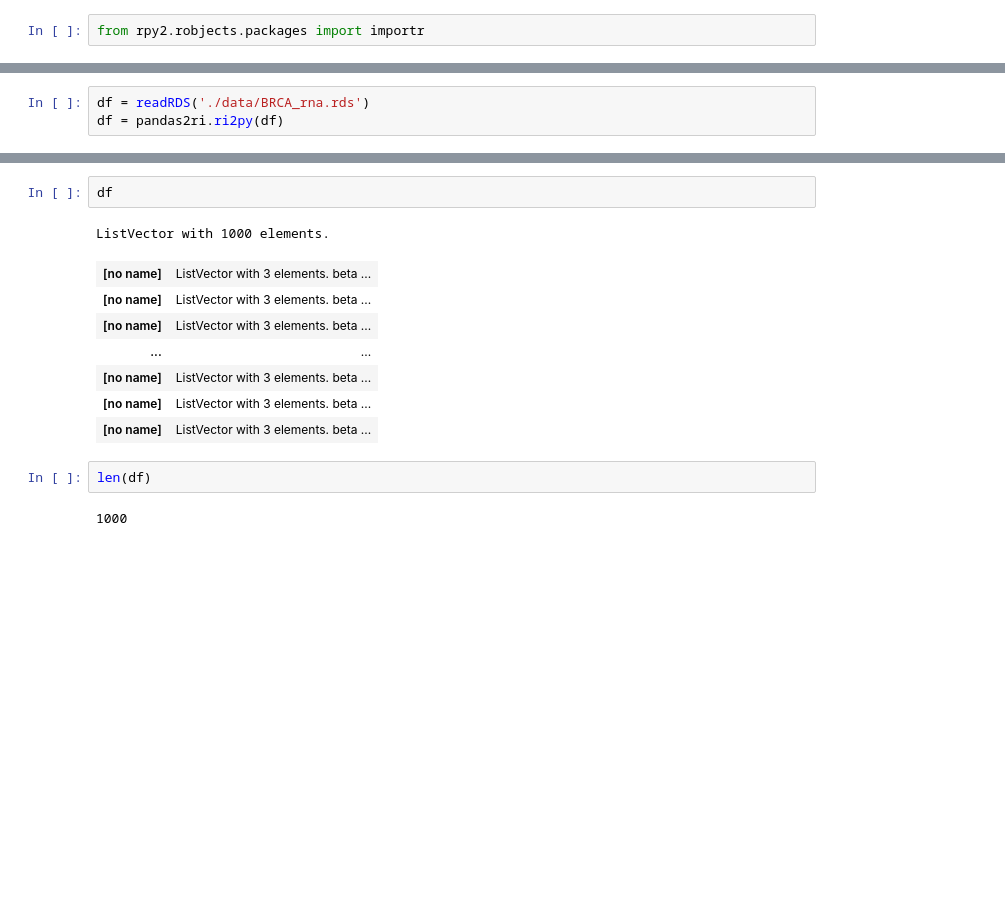
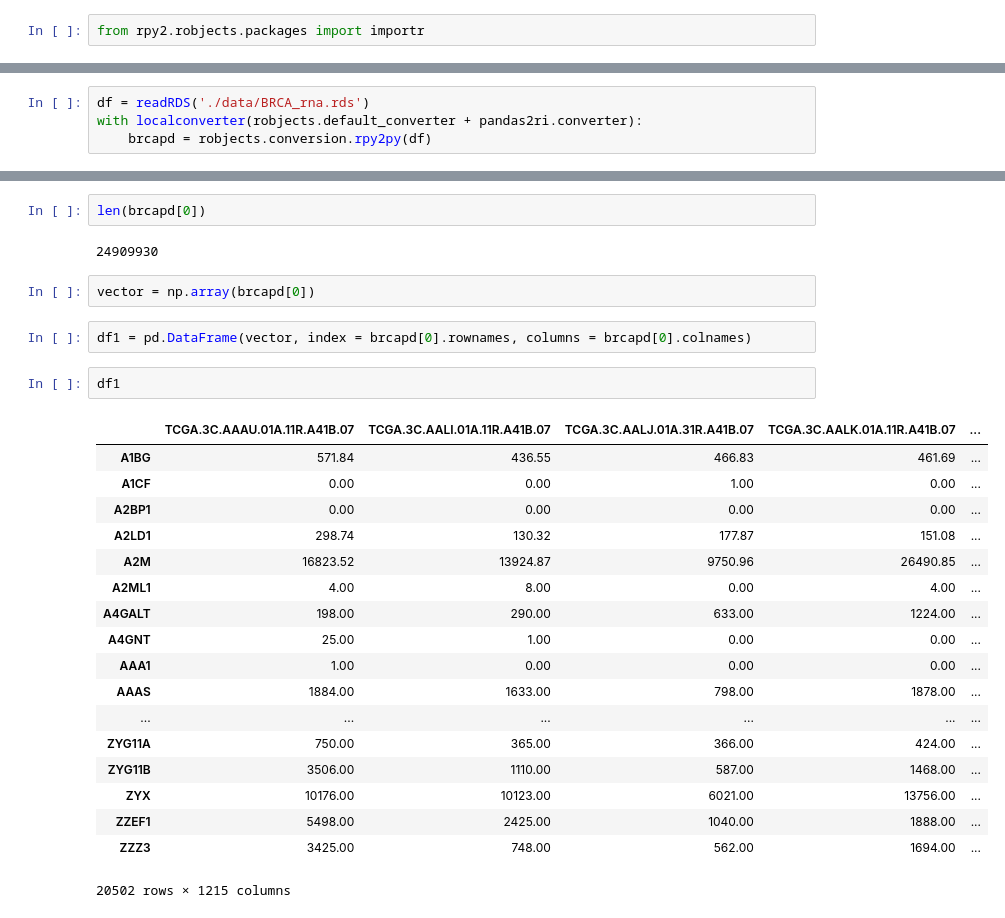
Before and after one commit to MsMatias/MixturePy, a Jupyter notebook: Test read rds.ipynb, the cells around one changed output, grey strips where cells are left out. Drawn from its saved outputs; the diff is of its cells as text; blank space fills up the shorter version.

```diff
--- a/Test read rds.ipynb
+++ b/Test read rds.ipynb
@@ -29,3 +88,4 @@ RRuntimeError: Error in if (answer %in% allowed) break : argument is of length z
 # %%
 df = readRDS('./data/BRCA_rna.rds')
-df = pandas2ri.ri2py(df)
+with localconverter(robjects.default_converter + pandas2ri.converter):
+    brcapd = robjects.conversion.rpy2py(df)
@@ -46,15 +94,29 @@ ListVector with 3 elements.
-# %%
-df
-# %% [output]
-ListVector with 1000 elements.
-| [no name] | ListVector with 3 elements. beta ... |
-| [no name] | ListVector with 3 elements. beta ... |
-| [no name] | ListVector with 3 elements. beta ... |
-| ... | ... |
-| [no name] | ListVector with 3 elements. beta ... |
-| [no name] | ListVector with 3 elements. beta ... |
-| [no name] | ListVector with 3 elements. beta ... |
-# %%
-len(df)
-# %% [output]
-1000
+# %%
+len(brcapd[0])
+# %% [output]
+24909930
+# %%
+vector = np.array(brcapd[0])
+# %%
+df1 = pd.DataFrame(vector, index = brcapd[0].rownames, columns = brcapd[0].colnames)
+# %%
+df1
+# %% [output]
+|  | TCGA.3C.AAAU.01A.11R.A41B.07 | TCGA.3C.AALI.01A.11R.A41B.07 | TCGA.3C.AALJ.01A.31R.A41B.07 | TCGA.3C.AALK.01A.11R.A41B.07 | ... |
+| A1BG | 571.84 | 436.55 | 466.83 | 461.69 | ... |
+| A1CF | 0.00 | 0.00 | 1.00 | 0.00 | ... |
+| A2BP1 | 0.00 | 0.00 | 0.00 | 0.00 | ... |
+| A2LD1 | 298.74 | 130.32 | 177.87 | 151.08 | ... |
+| A2M | 16823.52 | 13924.87 | 9750.96 | 26490.85 | ... |
+| A2ML1 | 4.00 | 8.00 | 0.00 | 4.00 | ... |
+| A4GALT | 198.00 | 290.00 | 633.00 | 1224.00 | ... |
+| A4GNT | 25.00 | 1.00 | 0.00 | 0.00 | ... |
+| AAA1 | 1.00 | 0.00 | 0.00 | 0.00 | ... |
+| AAAS | 1884.00 | 1633.00 | 798.00 | 1878.00 | ... |
+| ... | ... | ... | ... | ... | ... |
+| ZYG11A | 750.00 | 365.00 | 366.00 | 424.00 | ... |
+| ZYG11B | 3506.00 | 1110.00 | 587.00 | 1468.00 | ... |
+| ZYX | 10176.00 | 10123.00 | 6021.00 | 13756.00 | ... |
+| ZZEF1 | 5498.00 | 2425.00 | 1040.00 | 1888.00 | ... |
+| ZZZ3 | 3425.00 | 748.00 | 562.00 | 1694.00 | ... |
+20502 rows × 1215 columns
```
Also changed, not shown: parts of 11 cells of this notebook, 2 other files.
